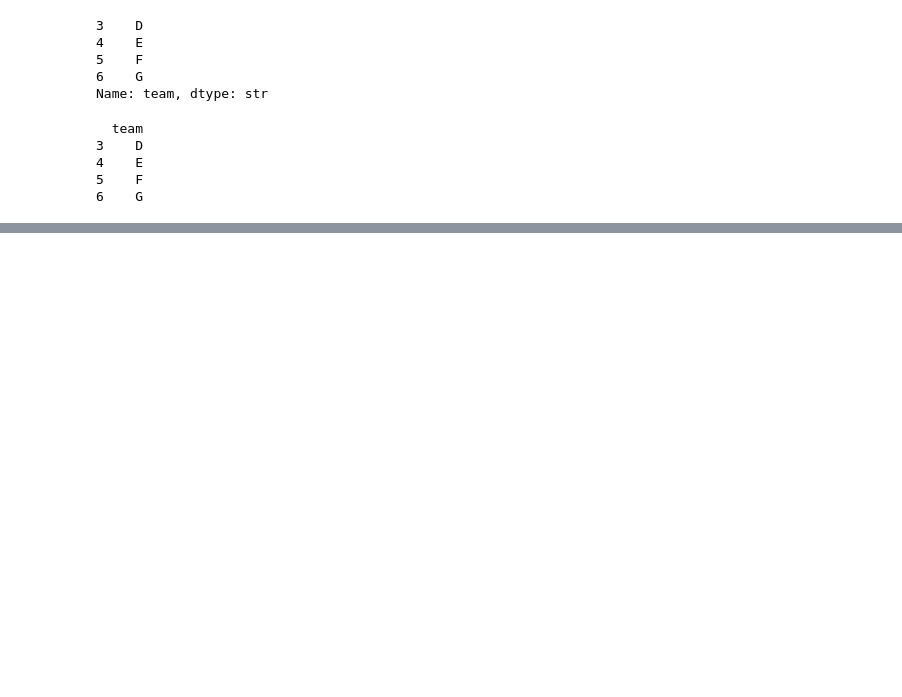
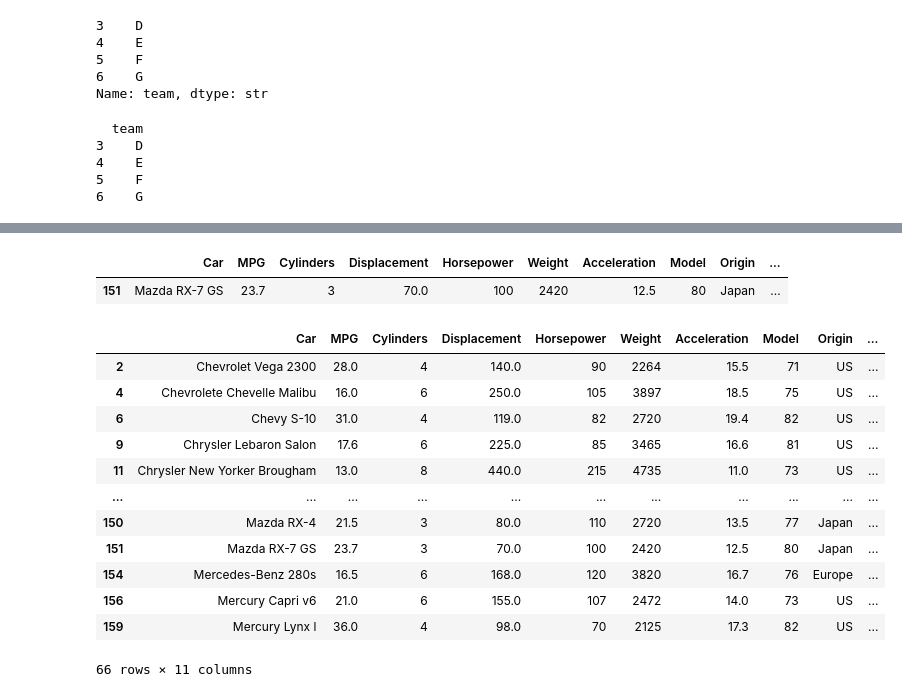
Before and after one commit to courjimen/Pandas-Exercise, a Jupyter notebook: notes.ipynb, the cells around one changed output, grey strips where cells are left out. Saved outputs shown, nothing was run; the diff lists cells and outputs as text; code cells hidden in the pictures; blank space fills up the shorter version.

```diff
--- a/notes.ipynb
+++ b/notes.ipynb
@@ -774,0 +803,27 @@ print(team)
+# %%
+# Get cars that have a quantity over 350 and Cylinders less than 4
+# multiple conditions & = and | = or
+df[(df.Cylinders < 4 ) & (df.quantity > 350)]
+# %% [output]
+|  | Car | MPG | Cylinders | Displacement | Horsepower | Weight | Acceleration | Model | Origin | ... |
+| 151 | Mazda RX-7 GS | 23.7 | 3 | 70.0 | 100 | 2420 | 12.5 | 80 | Japan | ... |
+# %%
+#Filter for NewYork or New York
+
+#df[(df.city == 'NewYork') | (df.city == 'New York')]
+
+df[df.city.isin(['NewYork', 'TEXAS'])]
+# %% [output]
+|  | Car | MPG | Cylinders | Displacement | Horsepower | Weight | Acceleration | Model | Origin | ... |
+| 2 | Chevrolet Vega 2300 | 28.0 | 4 | 140.0 | 90 | 2264 | 15.5 | 71 | US | ... |
+| 4 | Chevrolete Chevelle Malibu | 16.0 | 6 | 250.0 | 105 | 3897 | 18.5 | 75 | US | ... |
+| 6 | Chevy S-10 | 31.0 | 4 | 119.0 | 82 | 2720 | 19.4 | 82 | US | ... |
+| 9 | Chrysler Lebaron Salon | 17.6 | 6 | 225.0 | 85 | 3465 | 16.6 | 81 | US | ... |
+| 11 | Chrysler New Yorker Brougham | 13.0 | 8 | 440.0 | 215 | 4735 | 11.0 | 73 | US | ... |
+| ... | ... | ... | ... | ... | ... | ... | ... | ... | ... | ... |
+| 150 | Mazda RX-4 | 21.5 | 3 | 80.0 | 110 | 2720 | 13.5 | 77 | Japan | ... |
+| 151 | Mazda RX-7 GS | 23.7 | 3 | 70.0 | 100 | 2420 | 12.5 | 80 | Japan | ... |
+| 154 | Mercedes-Benz 280s | 16.5 | 6 | 168.0 | 120 | 3820 | 16.7 | 76 | Europe | ... |
+| 156 | Mercury Capri v6 | 21.0 | 6 | 155.0 | 107 | 2472 | 14.0 | 73 | US | ... |
+| 159 | Mercury Lynx l | 36.0 | 4 | 98.0 | 70 | 2125 | 17.3 | 82 | US | ... |
+66 rows × 11 columns
```
Also changed, not shown: parts of 5 cells of this notebook.
